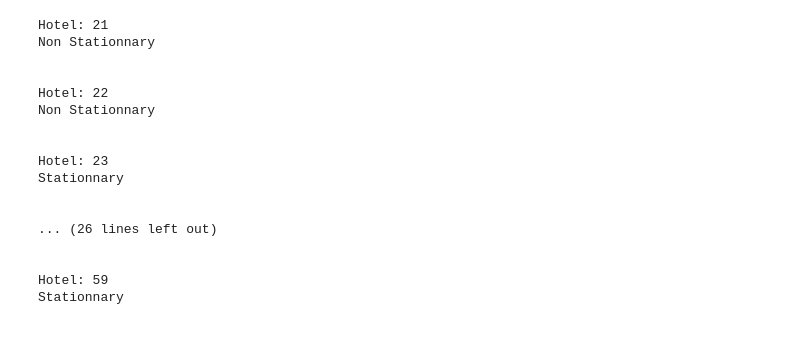
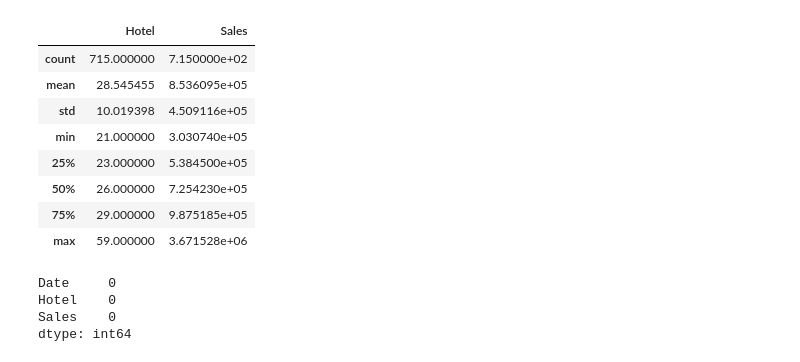
Before and after one commit to Behachee/TheHotel_Sales, a Jupyter notebook: 2-EDA.ipynb, the cells around one changed output. Saved outputs shown, nothing was run; the diff lists cells and outputs as text; code cells hidden in the pictures; blank space fills up the shorter version.

```diff
--- a/2-EDA.ipynb
+++ b/2-EDA.ipynb
@@ -20,3 +20,23 @@ df
+# %%
+df.describe()
+# %% [output]
+|  | Hotel | Sales |
+| count | 715.000000 | 7.150000e+02 |
+| mean | 28.545455 | 8.536095e+05 |
+| std | 10.019398 | 4.509116e+05 |
+| min | 21.000000 | 3.030740e+05 |
+| 25% | 23.000000 | 5.384500e+05 |
+| 50% | 26.000000 | 7.254230e+05 |
+| 75% | 29.000000 | 9.875185e+05 |
+| max | 59.000000 | 3.671528e+06 |
+# %%
+# Count Missing values
+df.isnull().sum()
+# %% [output]
+Date     0
+Hotel    0
+Sales    0
+dtype: int64
 # %%
 # Group the data by "Hotel"
 grouped_df = df.groupby("Hotel")
@@ -29,40 +49,3 @@ for hotel, data in grouped_df:
 # Save each dataset to a separate CSV file
 for hotel, data in datasets.items():
     data.to_csv(f'data/hotel_{hotel}.csv', index=False)
-# %%
-from statsmodels.tsa.stattools import adfuller
-
-def check_stationarity(timeseries):
-    # Perform Dickey-Fuller test:
-    dftest = adfuller(timeseries, autolag='AIC')
-    pvalue = dftest[1]
-
-    # Check the p-value
-    if pvalue < 0.05:
-        return "Stationnary"
-    else:
-        return "Non Stationnary"
-
-# Check Stationarity for each hotel
-for hotel, data in datasets.items():
-    print(f"Hotel: {hotel}")
-    print(check_stationarity(data['Sales']))
-    print("\n")
-# %% [output]
-Hotel: 21
-Non Stationnary
-
-
-Hotel: 22
-Non Stationnary
-
-
-Hotel: 23
-Stationnary
-
-
-... (26 lines left out)
-
-
-Hotel: 59
-Stationnary
```
Also changed, not shown: parts of 5 cells of this notebook, 36 other files.
